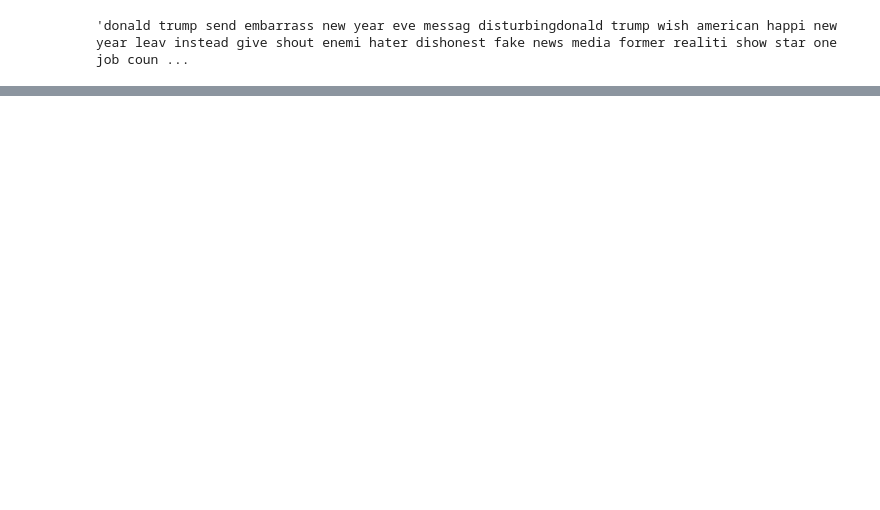
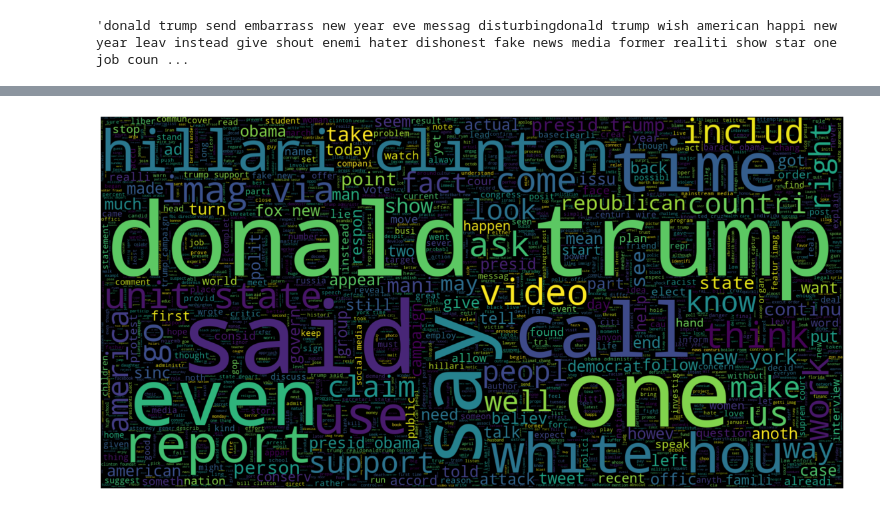
Before and after one commit to Zimi1214/Epsilon-Final-Project, a Jupyter notebook: Final_Project.ipynb, the cells around one changed output, grey strips where cells are left out. Saved outputs shown, nothing was run; the diff lists cells and outputs as text; code cells hidden in the pictures; blank space fills up the shorter version.

```diff
--- a/Final_Project.ipynb
+++ b/Final_Project.ipynb
@@ -225,3 +287,8 @@ downloaded.GetContentFile('clean.csv')
+# %%
+plt.figure(figsize=(20,18))
+plot_wordcloud(" ".join(fake_words.text))
+# %% [output]
+[figure, added]
 # %%
 # Function to retrieve processed words
 
```
Also changed, not shown: parts of 18 cells of this notebook.
